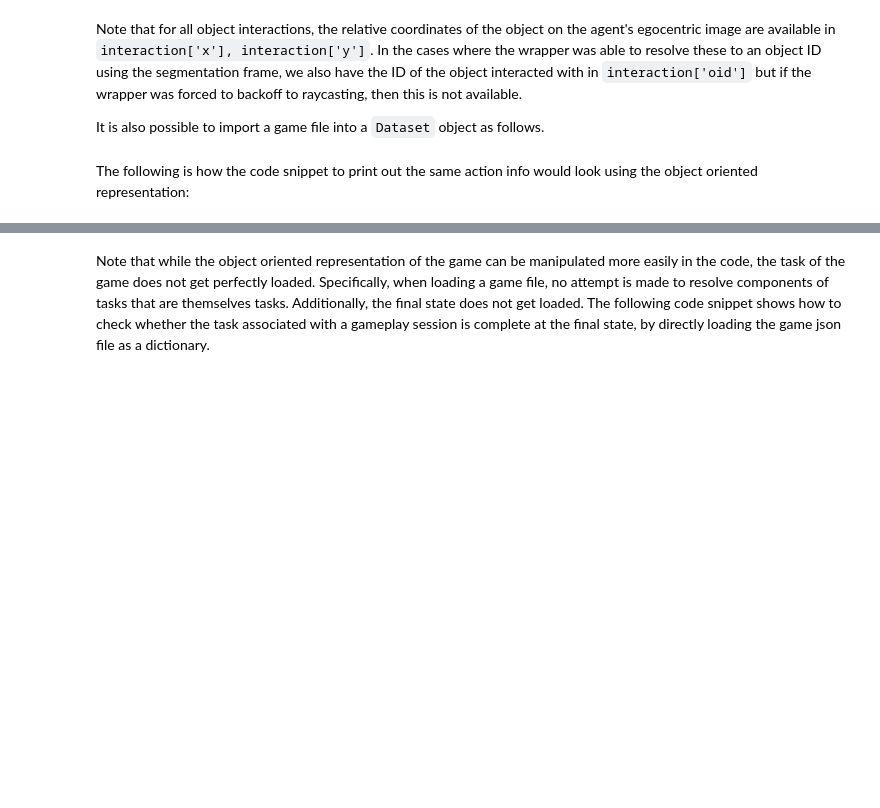
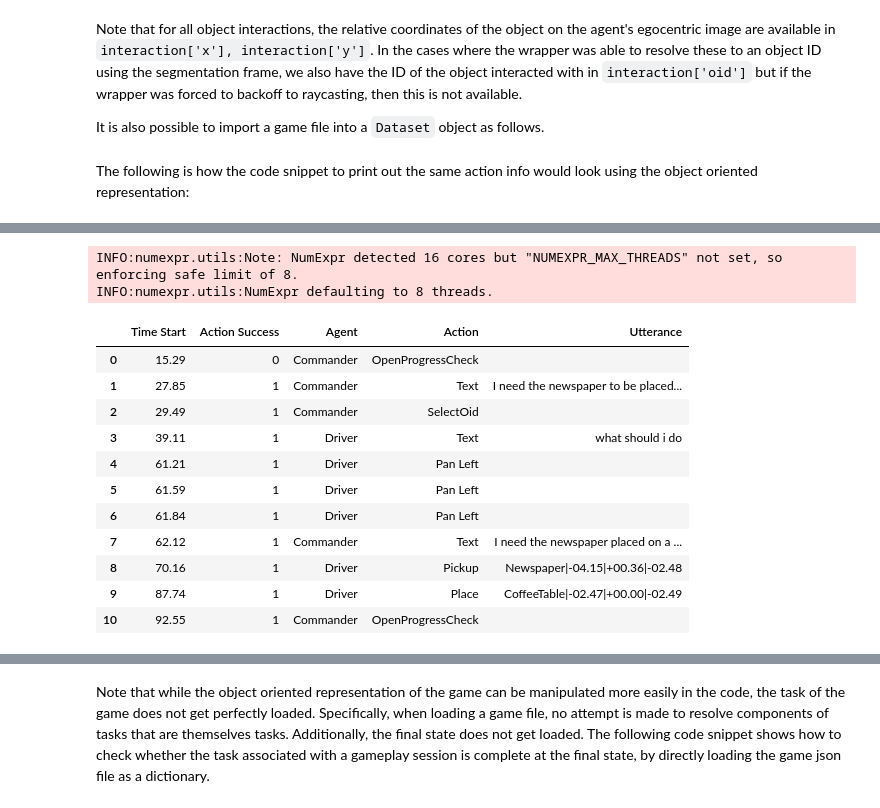
Before and after one commit to Jiahuan-Pei/AutonomousDialogAgent4AugmentedReality, a Jupyter notebook: LEGO_data_simulation/teach_data_exploration.ipynb, the cells around one changed output, grey strips where cells are left out. Saved outputs shown, nothing was run; the diff lists cells and outputs as text; code cells hidden in the pictures; blank space fills up the shorter version.

```diff
--- a/LEGO_data_simulation/teach_data_exploration.ipynb
+++ b/LEGO_data_simulation/teach_data_exploration.ipynb
@@ -224,0 +238,51 @@ Time Start Action Success  Agent           Action               Utterance text /
+# %%
+import pandas as pd
+
+def create_dataframe_from_game_dict(game_dict, definitions):
+    interactions = game_dict["tasks"][0]["episodes"][0]["interactions"]
+
+    data = []
+    for interaction in interactions:
+        row = {
+            "Time Start": "%.2f" % interaction["time_start"],
+            "Action Success": str(interaction["success"]),
+            "Agent": definitions.map_agents_id2info[interaction["agent_id"]]["agent_name"],
+            "Action": definitions.map_actions_id2info[interaction["action_id"]]["action_name"]
+        }
+
+        if "utterance" in interaction:
+            row["Utterance"] = interaction["utterance"]
+        elif "oid" in interaction and interaction["oid"] is not None:
+            row["Utterance"] = interaction["oid"]
+        elif "x" in interaction and "y" in interaction:
+            row["Utterance"] = f"({interaction['x']}, {interaction['y']})"
+
+        data.append(row)
+
+    df = pd.DataFrame(data)
+    return df
+
+# Example usage
+# game_dict = {"tasks": [{"episodes": [{"interactions": [{"time_start": 1.23, "success": True, "agent_id": 1, "action_id": 2}]}]}]}
+# definitions = {
+#     "map_agents_id2info": {1: {"agent_name": "Agent1"}},
+#     "map_actions_id2info": {2: {"action_name": "Action2"}}
+# }
+
+df = create_dataframe_from_game_dict(game_dict, definitions)
+df.fillna('')
+# %% [output]
+INFO:numexpr.utils:Note: NumExpr detected 16 cores but "NUMEXPR_MAX_THREADS" not set, so enforcing safe limit of 8.
+INFO:numexpr.utils:NumExpr defaulting to 8 threads.
+|  | Time Start | Action Success | Agent | Action | Utterance |
+| 0 | 15.29 | 0 | Commander | OpenProgressCheck |  |
+| 1 | 27.85 | 1 | Commander | Text | I need the newspaper to be placed... |
+| 2 | 29.49 | 1 | Commander | SelectOid |  |
+| 3 | 39.11 | 1 | Driver | Text | what should i do |
+| 4 | 61.21 | 1 | Driver | Pan Left |  |
+| 5 | 61.59 | 1 | Driver | Pan Left |  |
+| 6 | 61.84 | 1 | Driver | Pan Left |  |
+| 7 | 62.12 | 1 | Commander | Text | I need the newspaper placed on a ... |
+| 8 | 70.16 | 1 | Driver | Pickup | Newspaper|-04.15|+00.36|-02.48 |
+| 9 | 87.74 | 1 | Driver | Place | CoffeeTable|-02.47|+00.00|-02.49 |
+| 10 | 92.55 | 1 | Commander | OpenProgressCheck |  |
```
Also changed, not shown: parts of 58 cells of this notebook, 15 other files.
